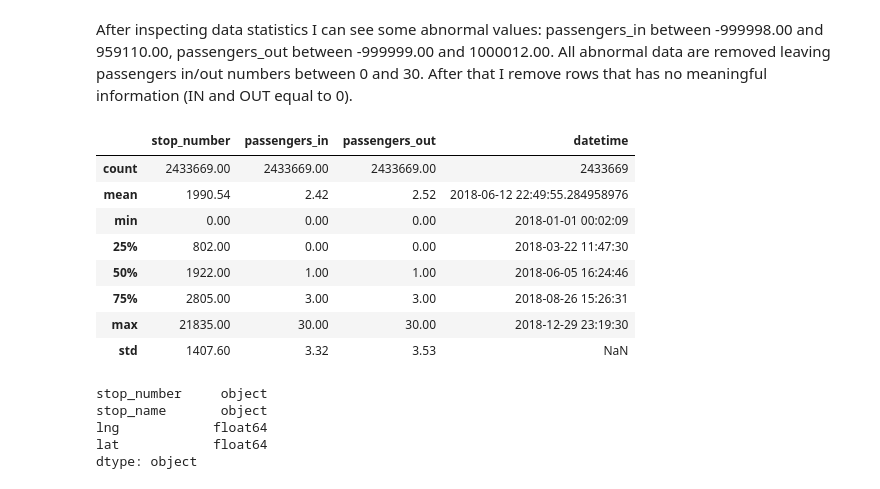
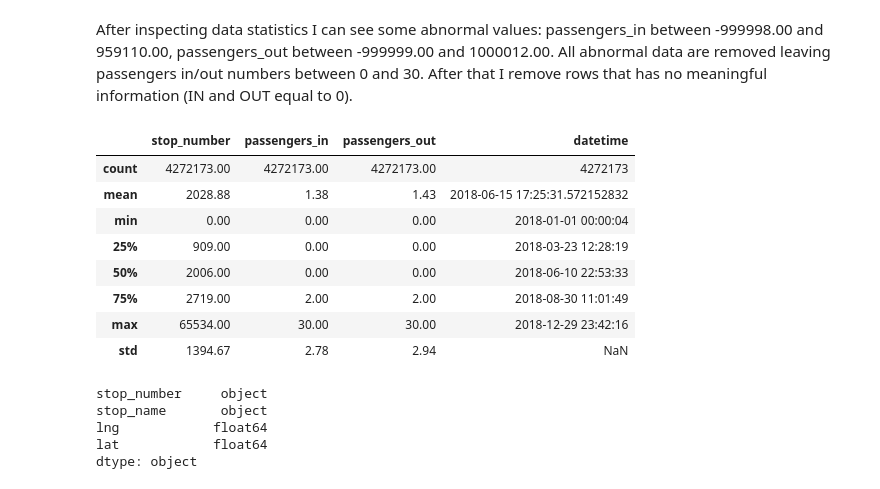
Before and after one commit to pdmsk/transport_ticketing_vilnius, a Jupyter notebook: Vilnius public transport passengers traffic.ipynb, the cells around one changed output. Cells and saved outputs as stored; diff of their text form; code cells hidden in the pictures.

```diff
--- a/Vilnius public transport passengers traffic.ipynb
+++ b/Vilnius public transport passengers traffic.ipynb
@@ -122,20 +122,20 @@ After inspecting data statistics I can see some abnormal values: passengers_in b
 # %%
 traffic_df = traffic_df[(traffic_df['passengers_in'] >= 0) & (traffic_df['passengers_in'] <= 30)]
 traffic_df = traffic_df[(traffic_df['passengers_out'] >= 0) & (traffic_df['passengers_out'] <= 30)]
 
-traffic_df = traffic_df[~((traffic_df['passengers_in'] == 0) & (traffic_df['passengers_out'] == 0))]
+# traffic_df = traffic_df[~((traffic_df['passengers_in'] == 0) & (traffic_df['passengers_out'] == 0))]
 
 traffic_df.describe()
 # %% [output]
 |  | stop_number | passengers_in | passengers_out | datetime |
-| count | 2433669.00 | 2433669.00 | 2433669.00 | 2433669 |
-| mean | 1990.54 | 2.42 | 2.52 | 2018-06-12 22:49:55.284958976 |
-| min | 0.00 | 0.00 | 0.00 | 2018-01-01 00:02:09 |
-| 25% | 802.00 | 0.00 | 0.00 | 2018-03-22 11:47:30 |
-| 50% | 1922.00 | 1.00 | 1.00 | 2018-06-05 16:24:46 |
-| 75% | 2805.00 | 3.00 | 3.00 | 2018-08-26 15:26:31 |
-| max | 21835.00 | 30.00 | 30.00 | 2018-12-29 23:19:30 |
-| std | 1407.60 | 3.32 | 3.53 | NaN |
+| count | 4272173.00 | 4272173.00 | 4272173.00 | 4272173 |
+| mean | 2028.88 | 1.38 | 1.43 | 2018-06-15 17:25:31.572152832 |
+| min | 0.00 | 0.00 | 0.00 | 2018-01-01 00:00:04 |
+| 25% | 909.00 | 0.00 | 0.00 | 2018-03-23 12:28:19 |
+| 50% | 2006.00 | 0.00 | 0.00 | 2018-06-10 22:53:33 |
+| 75% | 2719.00 | 2.00 | 2.00 | 2018-08-30 11:01:49 |
+| max | 65534.00 | 30.00 | 30.00 | 2018-12-29 23:42:16 |
+| std | 1394.67 | 2.78 | 2.94 | NaN |
 # %%
 def str_2_int(string, default=None):
     try:
```
Also changed, not shown: parts of 113 cells of this notebook, 5 other files.
